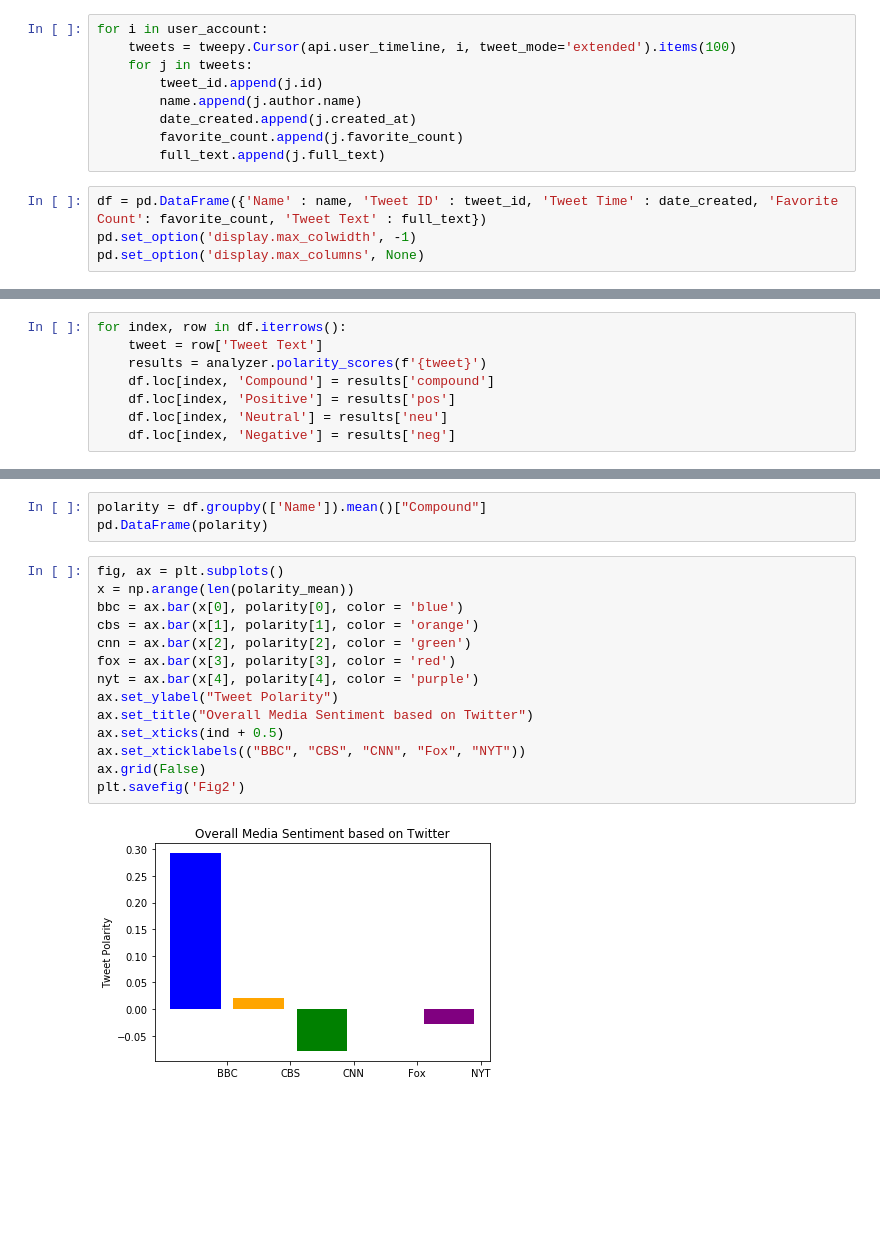
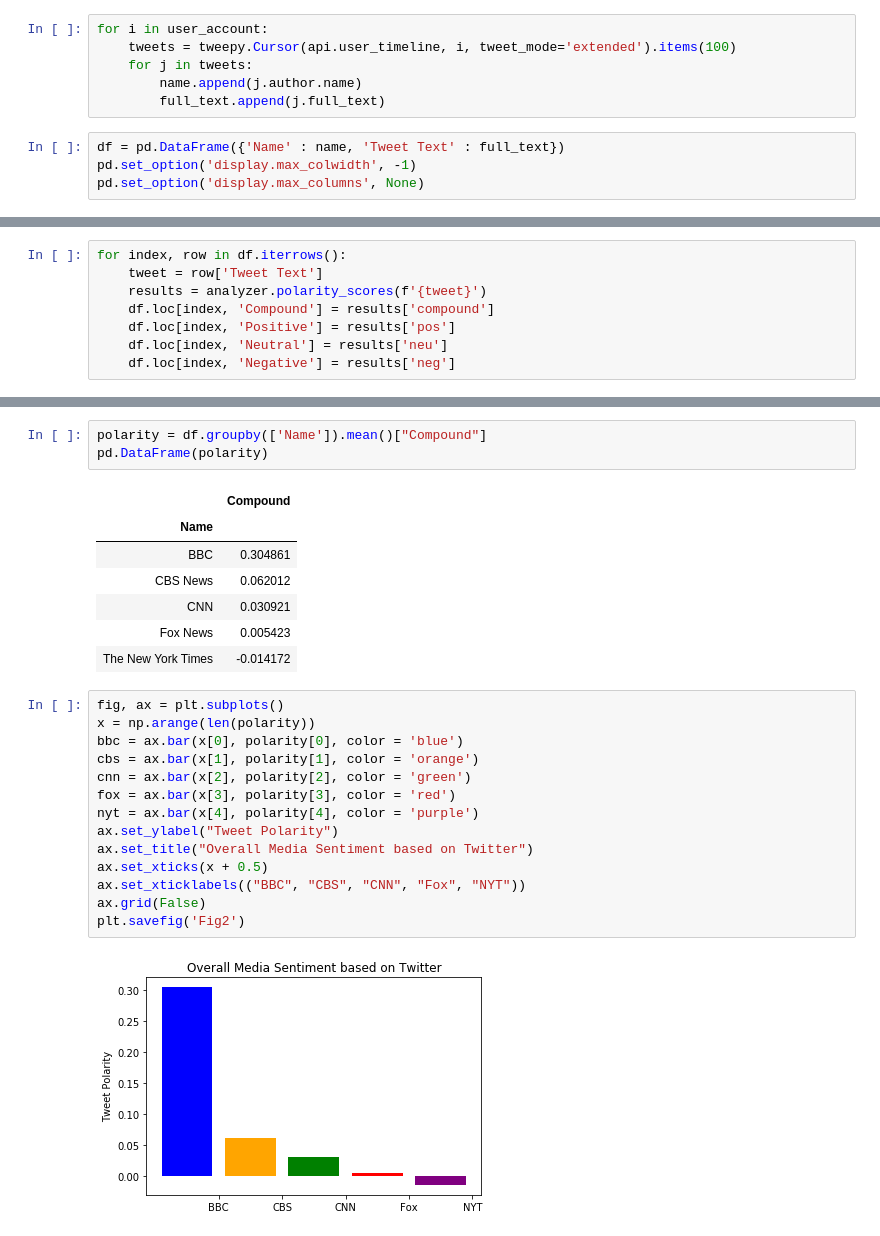
Before and after one commit to chanafin/weather_vacation_api, a Jupyter notebook: Twitter.CH/TwitterPy-CH.ipynb, the cells around one changed output, grey strips where cells are left out. Drawn from its saved outputs; the diff is of its cells as text; blank space fills up the shorter version.

```diff
--- a/Twitter.CH/TwitterPy-CH.ipynb
+++ b/Twitter.CH/TwitterPy-CH.ipynb
@@ -31,12 +28,9 @@ full_text = []
 for i in user_account:
     tweets = tweepy.Cursor(api.user_timeline, i, tweet_mode='extended').items(100)
     for j in tweets:
-        tweet_id.append(j.id)
         name.append(j.author.name)
-        date_created.append(j.created_at)
-        favorite_count.append(j.favorite_count)
         full_text.append(j.full_text)
 # %%
-df = pd.DataFrame({'Name' : name, 'Tweet ID' : tweet_id, 'Tweet Time' : date_created, 'Favorite Count': favorite_count, 'Tweet Text' : full_text})
+df = pd.DataFrame({'Name' : name, 'Tweet Text' : full_text})
 pd.set_option('display.max_colwidth', -1)
 pd.set_option('display.max_columns', None)
@@ -95,19 +123,27 @@ plt.savefig('Fig1')
 # %%
 polarity = df.groupby(['Name']).mean()["Compound"]
 pd.DataFrame(polarity)
+# %% [output]
+|  | Compound |
+| Name |  |
+| BBC | 0.304861 |
+| CBS News | 0.062012 |
+| CNN | 0.030921 |
+| Fox News | 0.005423 |
+| The New York Times | -0.014172 |
 # %%
 fig, ax = plt.subplots()
-x = np.arange(len(polarity_mean))
+x = np.arange(len(polarity))
 bbc = ax.bar(x[0], polarity[0], color = 'blue')
 cbs = ax.bar(x[1], polarity[1], color = 'orange')
 cnn = ax.bar(x[2], polarity[2], color = 'green')
 fox = ax.bar(x[3], polarity[3], color = 'red')
 nyt = ax.bar(x[4], polarity[4], color = 'purple')
 ax.set_ylabel("Tweet Polarity")
 ax.set_title("Overall Media Sentiment based on Twitter")
-ax.set_xticks(ind + 0.5)
+ax.set_xticks(x + 0.5)
 ax.set_xticklabels(("BBC", "CBS", "CNN", "Fox", "NYT"))
 ax.grid(False)
 plt.savefig('Fig2')
 # %% [output]
-[figure, old version]
+[figure, new version]
```
Also changed, not shown: parts of 6 cells of this notebook, 15 other files.
